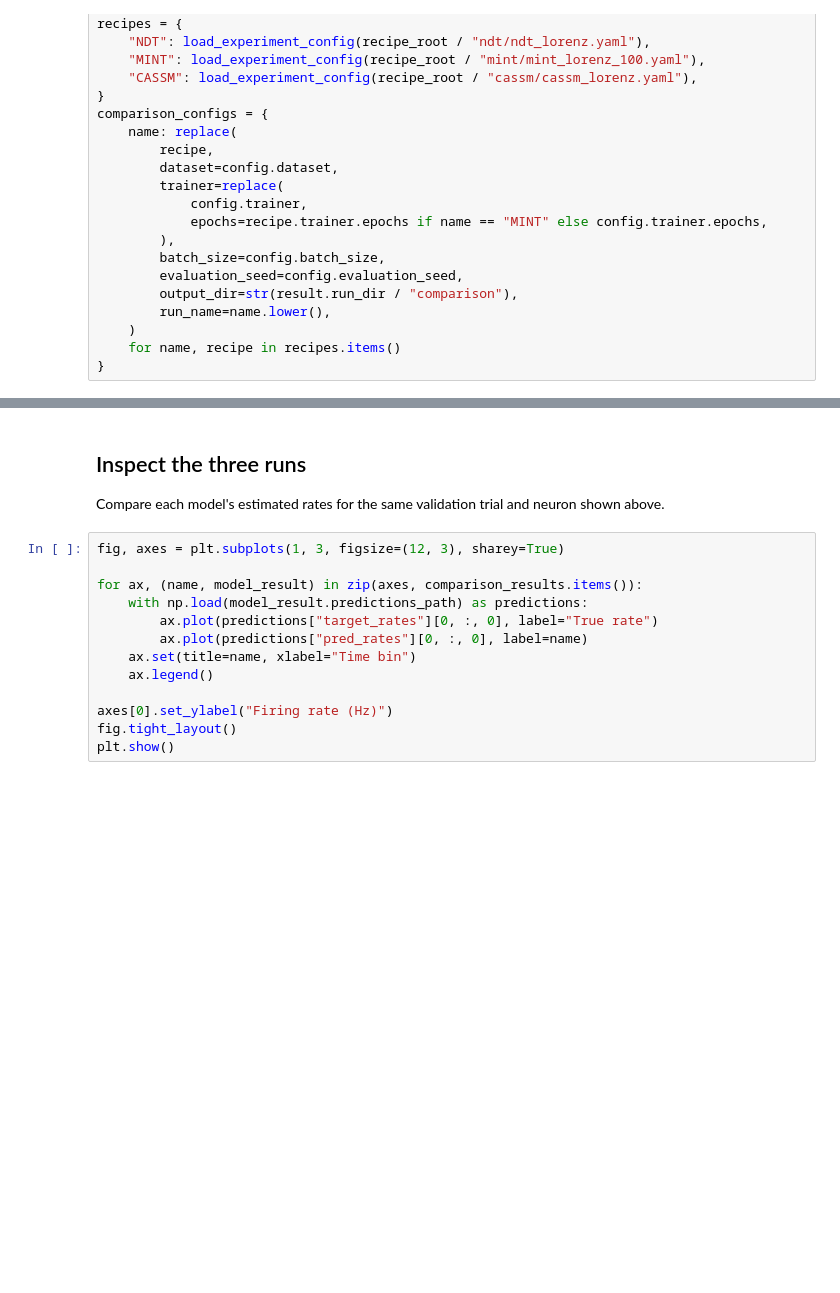
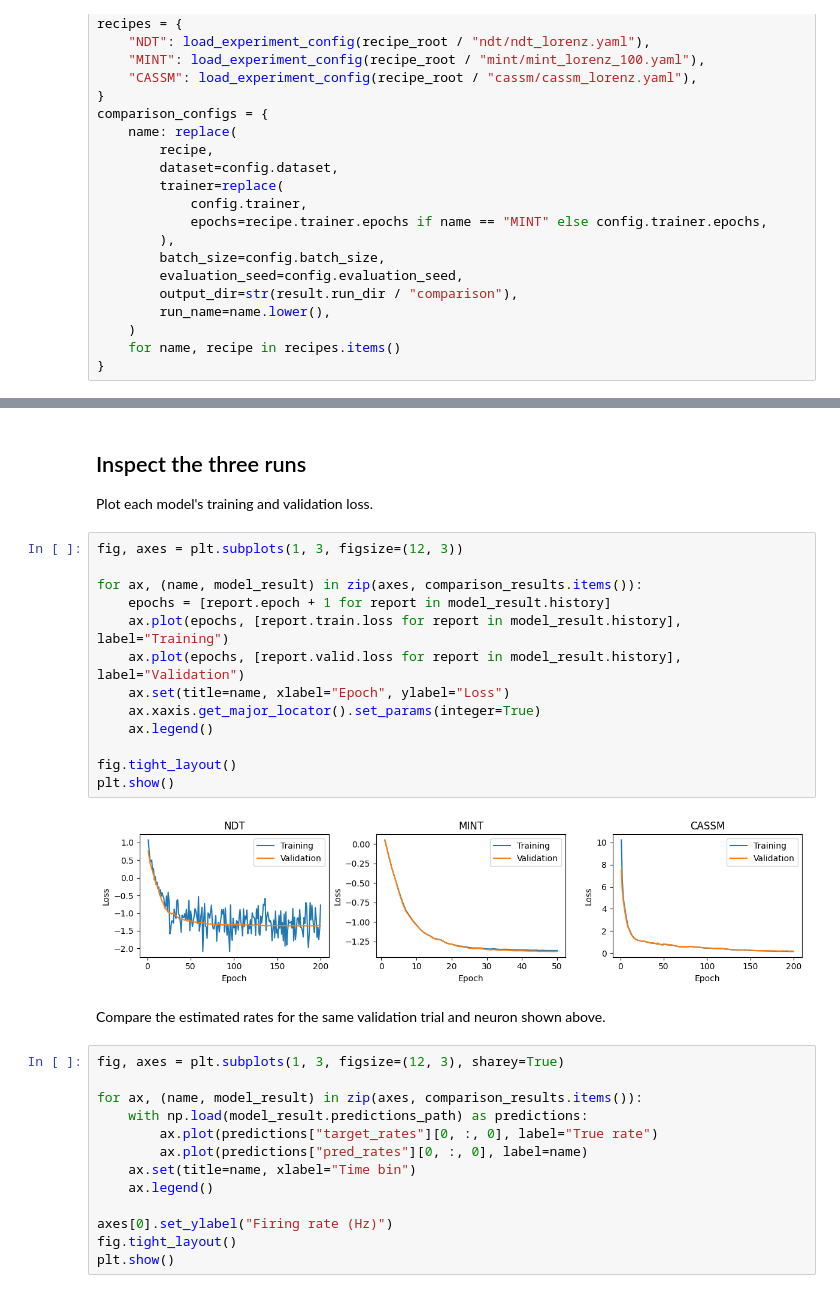
Before and after one commit to jonathanhuml/ladys, a Jupyter notebook: tutorials/lorenz.ipynb, the cells around one changed output, grey strips where cells are left out. Cells and saved outputs as stored; diff of their text form; blank space fills up the shorter version.

```diff
--- a/tutorials/lorenz.ipynb
+++ b/tutorials/lorenz.ipynb
@@ -190,8 +156,24 @@ epoch=199 train_loss=-1.45209 valid_loss=-1.35306
 # %% [markdown]
 ## Inspect the three runs
 
-Compare each model's estimated rates for the same validation trial and neuron
-shown above.
+Plot each model's training and validation loss.
+# %%
+fig, axes = plt.subplots(1, 3, figsize=(12, 3))
+
+for ax, (name, model_result) in zip(axes, comparison_results.items()):
+    epochs = [report.epoch + 1 for report in model_result.history]
+    ax.plot(epochs, [report.train.loss for report in model_result.history], label="Training")
+    ax.plot(epochs, [report.valid.loss for report in model_result.history], label="Validation")
+    ax.set(title=name, xlabel="Epoch", ylabel="Loss")
+    ax.xaxis.get_major_locator().set_params(integer=True)
+    ax.legend()
+
+fig.tight_layout()
+plt.show()
+# %% [output]
+[figure, added]
+# %% [markdown]
+Compare the estimated rates for the same validation trial and neuron shown above.
 # %%
 fig, axes = plt.subplots(1, 3, figsize=(12, 3), sharey=True)
 
```
Also changed, not shown: parts of 6 cells of this notebook.
